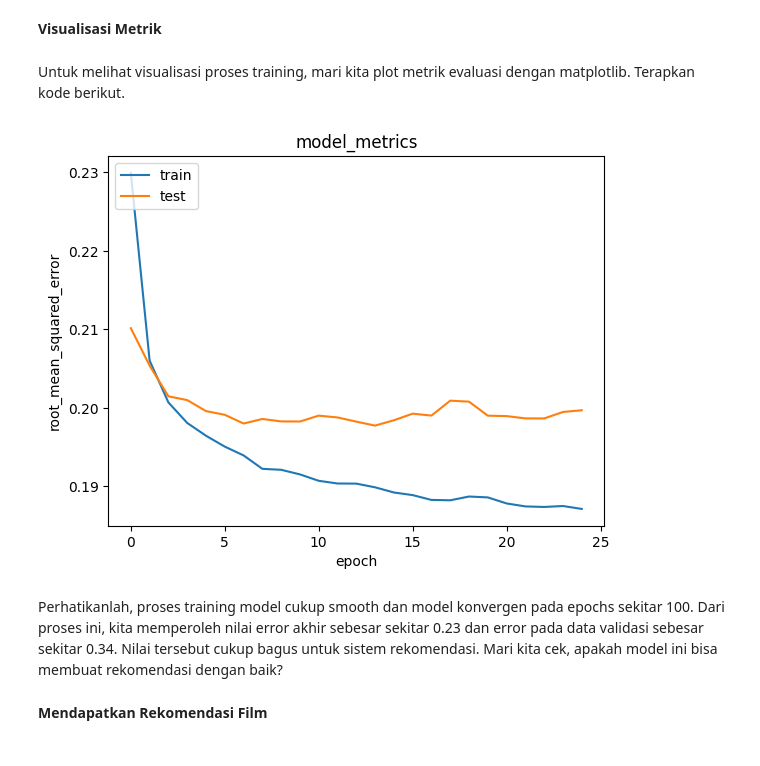
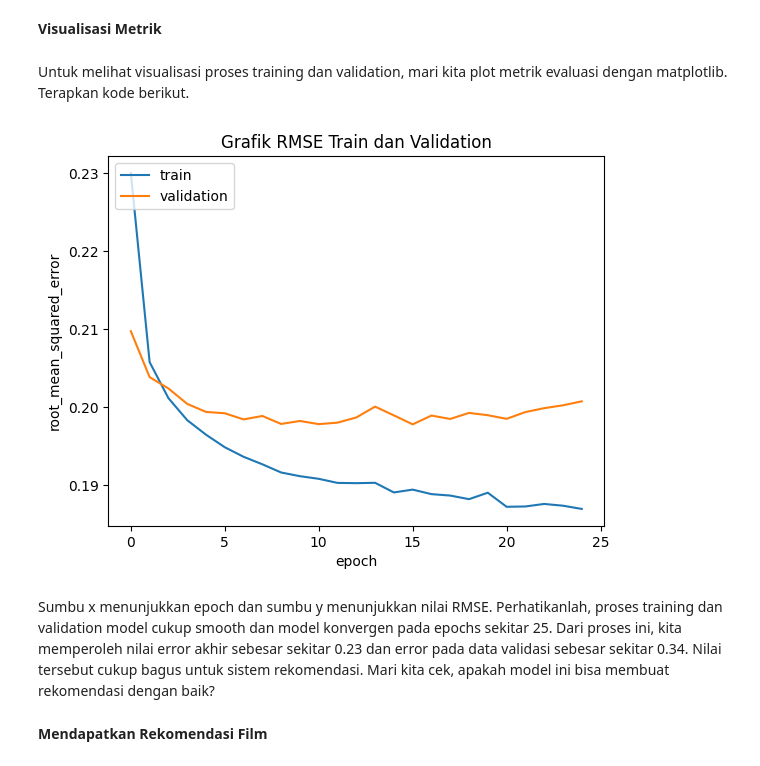
Before and after one commit to aljauzr/recommendationsystem-submission-dicoding, a Jupyter notebook: notebook.ipynb, the cells around one changed output. Saved outputs shown, nothing was run; the diff lists cells and outputs as text; code cells hidden in the pictures.

```diff
--- a/notebook.ipynb
+++ b/notebook.ipynb
@@ -845,10 +857,10 @@ Di sini, kita membuat class RecommenderNet dengan keras Model class. Kode class
 class RecommenderNet(tf.keras.Model):
 
   # Insialisasi fungsi
-  def __init__(self, num_users, num_resto, embedding_size, **kwargs):
+  def __init__(self, num_users, num_movie, embedding_size, **kwargs):
     super(RecommenderNet, self).__init__(**kwargs)
     self.num_users = num_users
-    self.num_resto = num_resto
+    self.num_movie = num_movie
     self.embedding_size = embedding_size
     self.user_embedding = layers.Embedding( # layer embedding user
         num_users,
@@ -857,22 +869,22 @@ class RecommenderNet(tf.keras.Model):
         embeddings_regularizer = keras.regularizers.l2(1e-6)
     )
     self.user_bias = layers.Embedding(num_users, 1) # layer embedding user bias
-    self.resto_embedding = layers.Embedding( # layer embeddings resto
-        num_resto,
+    self.movie_embedding = layers.Embedding( # layer embeddings movie
+        num_movie,
         embedding_size,
         embeddings_initializer = 'he_normal',
         embeddings_regularizer = keras.regularizers.l2(1e-6)
     )
-    self.resto_bias = layers.Embedding(num_resto, 1) # layer embedding resto bias
+    self.movie_bias = layers.Embedding(num_movie, 1) # layer embedding movie bias
 
   def call(self, inputs):
     user_vector = self.user_embedding(inputs[:,0]) # memanggil layer embedding 1
     user_bias = self.user_bias(inputs[:, 0]) # memanggil layer embedding 2
-    resto_vector = self.resto_embedding(inputs[:, 1]) # memanggil layer embedding 3
-    resto_bias = self.resto_bias(inputs[:, 1]) # memanggil layer embedding 4
+    movie_vector = self.movie_embedding(inputs[:, 1]) # memanggil layer embedding 3
+    movie_bias = self.movie_bias(inputs[:, 1]) # memanggil layer embedding 4
 
-    dot_user_resto = tf.tensordot(user_vector, resto_vector, 2)
+    dot_user_movie = tf.tensordot(user_vector, movie_vector, 2)
 
-    x = dot_user_resto + user_bias + resto_bias
+    x = dot_user_movie + user_bias + movie_bias
 
     return tf.nn.sigmoid(x) # activation sigmoid
@@ -922,19 +966,19 @@ Epoch 25/25
 # %% [markdown]
 **Visualisasi Metrik**
 # %% [markdown]
-Untuk melihat visualisasi proses training, mari kita plot metrik evaluasi dengan matplotlib. Terapkan kode berikut.
+Untuk melihat visualisasi proses training dan validation, mari kita plot metrik evaluasi dengan matplotlib. Terapkan kode berikut.
 # %%
 plt.plot(history.history['root_mean_squared_error'])
 plt.plot(history.history['val_root_mean_squared_error'])
-plt.title('model_metrics')
+plt.title('Grafik RMSE Train dan Validation')
 plt.ylabel('root_mean_squared_error')
 plt.xlabel('epoch')
-plt.legend(['train', 'test'], loc='upper left')
+plt.legend(['train', 'validation'], loc='upper left')
 plt.show()
 # %% [output]
-[figure, old version]
+[figure, new version]
 # %% [markdown]
-Perhatikanlah, proses training model cukup smooth dan model konvergen pada epochs sekitar 100. Dari proses ini, kita memperoleh nilai error akhir sebesar sekitar 0.23 dan error pada data validasi sebesar sekitar 0.34. Nilai tersebut cukup bagus untuk sistem rekomendasi. Mari kita cek, apakah model ini bisa membuat rekomendasi dengan baik?
+Sumbu x menunjukkan epoch dan sumbu y menunjukkan nilai RMSE. Perhatikanlah, proses training dan validation model cukup smooth dan model konvergen pada epochs sekitar 25. Dari proses ini, kita memperoleh nilai error akhir sebesar sekitar 0.23 dan error pada data validasi sebesar sekitar 0.34. Nilai tersebut cukup bagus untuk sistem rekomendasi. Mari kita cek, apakah model ini bisa membuat rekomendasi dengan baik?
 # %% [markdown]
 **Mendapatkan Rekomendasi Film**
 # %% [markdown]
```
Also changed, not shown: parts of 38 cells of this notebook, 1 other file.
